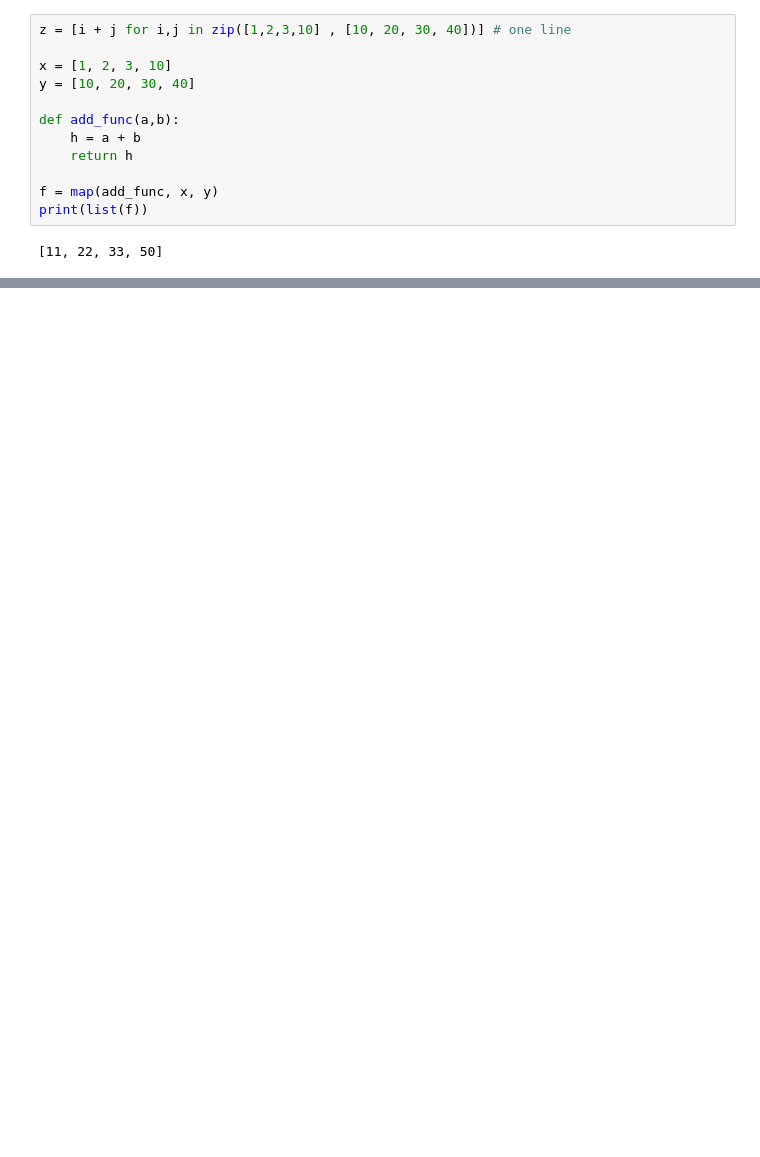
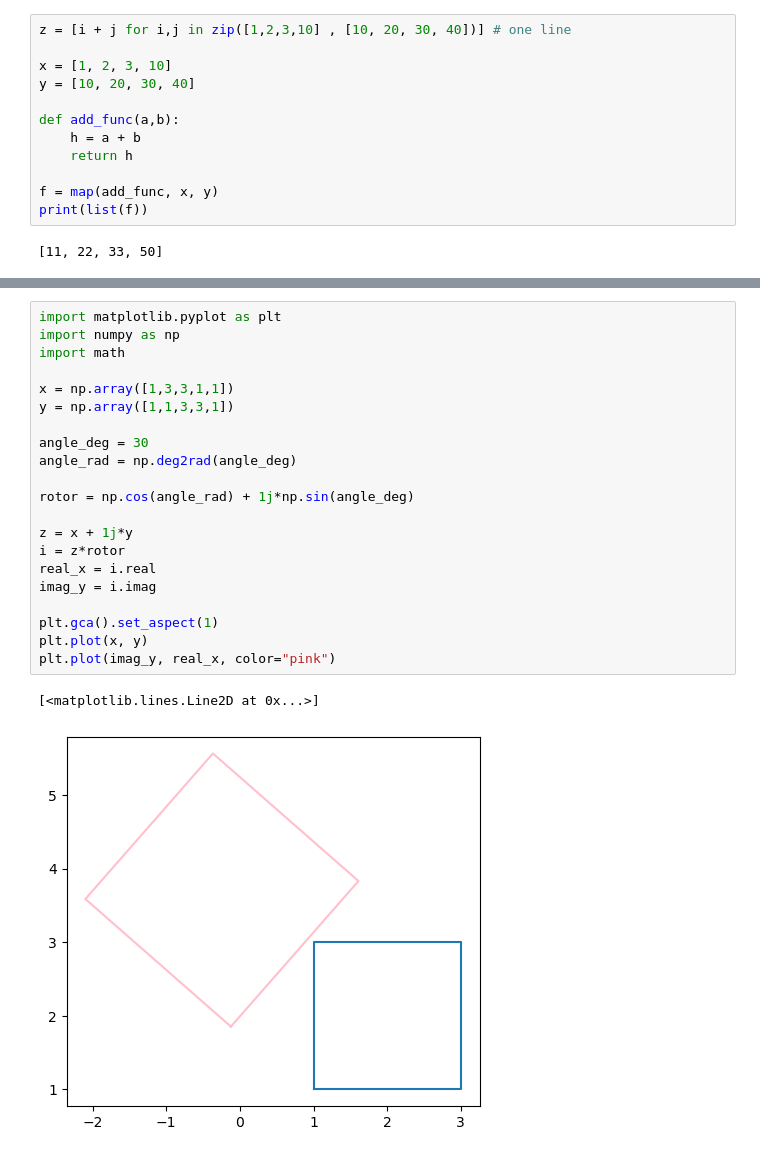
Before and after one commit to uzukas/PROGNUM-repo, a Jupyter notebook: Task4/week_4_quizes.ipynb, the cells around one changed output, grey strips where cells are left out. Saved outputs shown, nothing was run; the diff lists cells and outputs as text; blank space fills up the shorter version.

```diff
--- a/Task4/week_4_quizes.ipynb
+++ b/Task4/week_4_quizes.ipynb
@@ -47,0 +126,24 @@ Computer picked "Rock", you lose...
+# %%
+import matplotlib.pyplot as plt
+import numpy as np
+import math
+
+x = np.array([1,3,3,1,1])
+y = np.array([1,1,3,3,1])
+
+angle_deg = 30
+angle_rad = np.deg2rad(angle_deg)
+
+rotor = np.cos(angle_rad) + 1j*np.sin(angle_deg)
+
+z = x + 1j*y
+i = z*rotor
+real_x = i.real
+imag_y = i.imag
+
+plt.gca().set_aspect(1)
+plt.plot(x, y)
+plt.plot(imag_y, real_x, color="pink")
+# %% [output]
+[<matplotlib.lines.Line2D at 0x...>]
+[figure, added]
```
Also changed, not shown: parts of 7 cells of this notebook, 7 other files.
